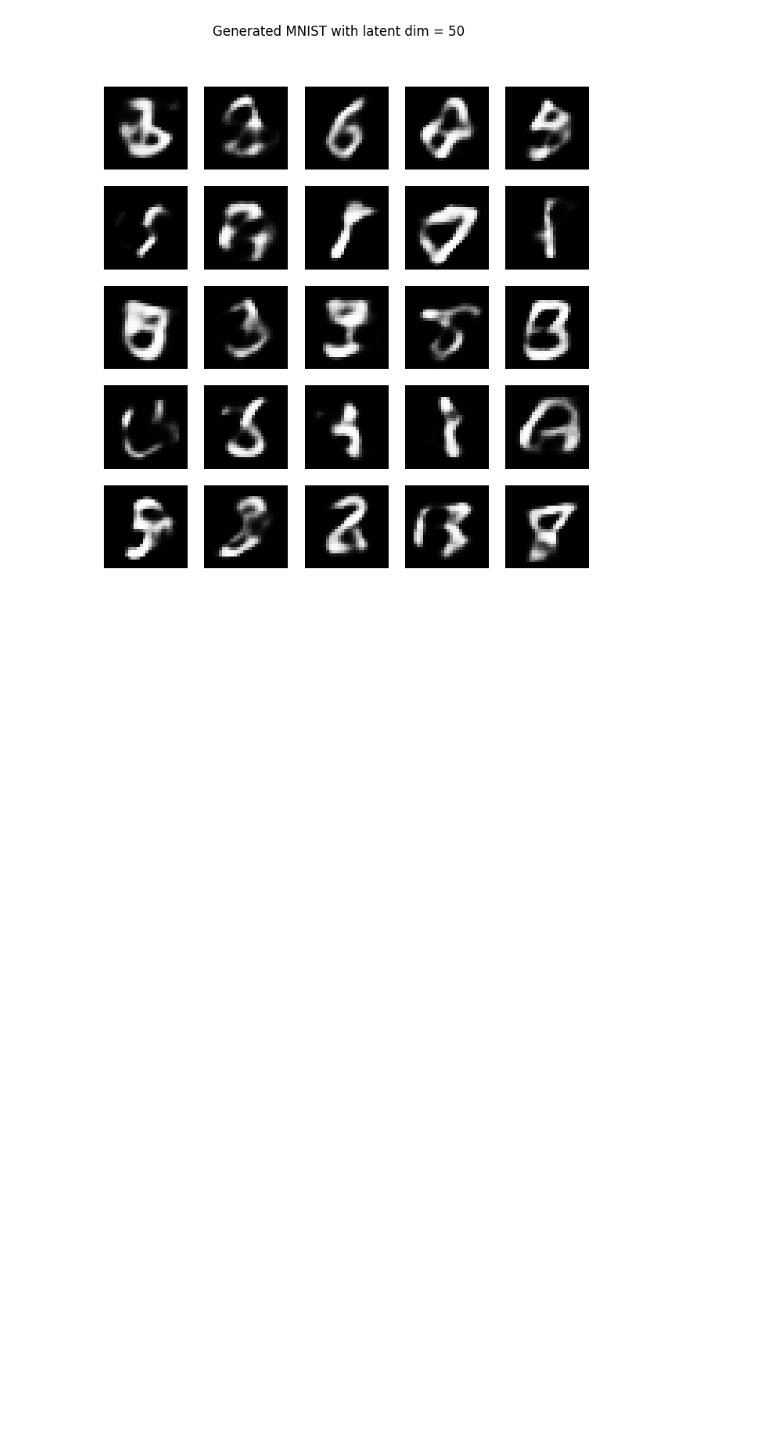
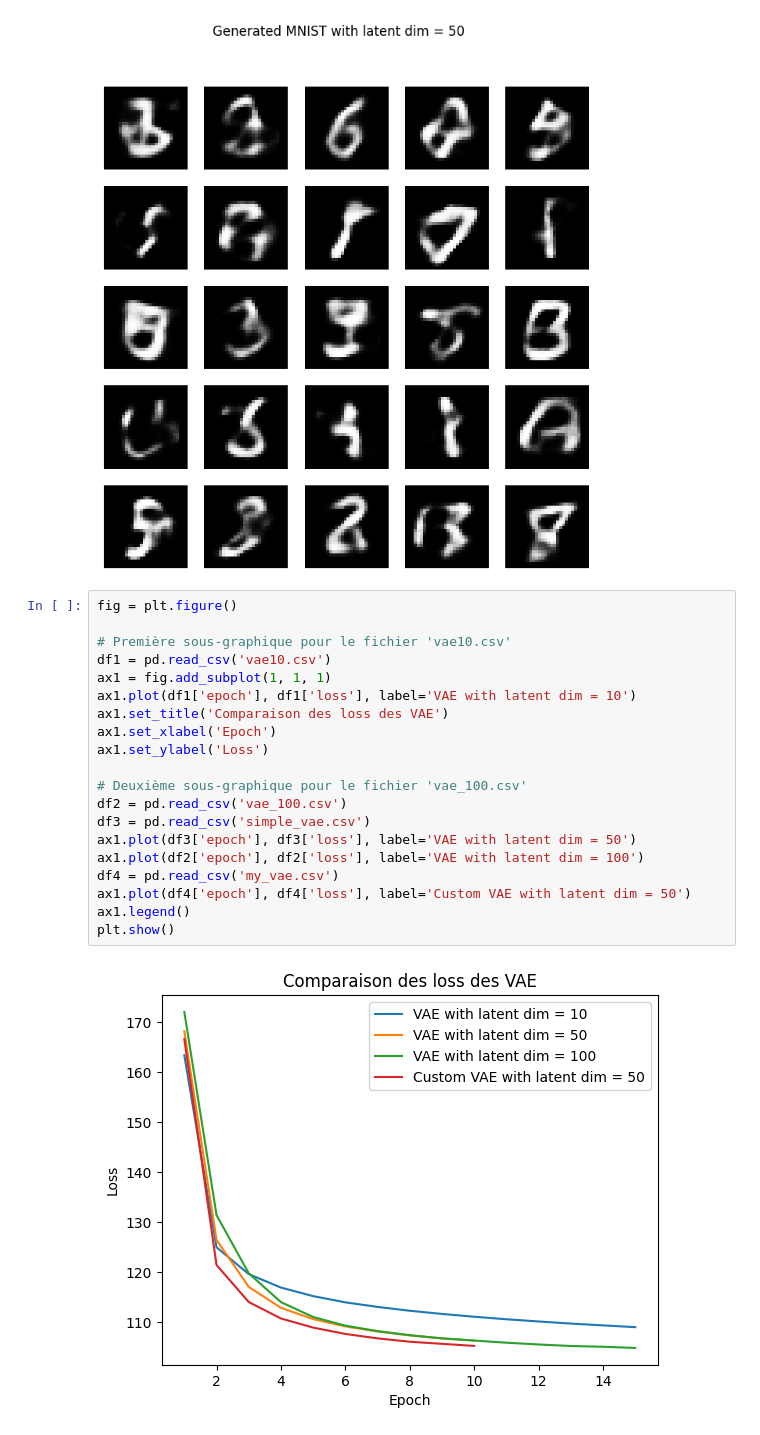
Before and after one commit to Bast-94/ASL-PW, a Jupyter notebook: TP_VAE.ipynb, the cells around one changed output. Drawn from its saved outputs; the diff is of its cells as text; blank space fills up the shorter version.

```diff
--- a/TP_VAE.ipynb
+++ b/TP_VAE.ipynb
@@ -322,3 +332,25 @@ Beta = 1.0
 generate_mnist(my_vae,file_name='self_vae.png')
 # %% [output]
 [figure]
+# %%
+fig = plt.figure()
+
+# Première sous-graphique pour le fichier 'vae10.csv'
+df1 = pd.read_csv('vae10.csv')
+ax1 = fig.add_subplot(1, 1, 1)
+ax1.plot(df1['epoch'], df1['loss'], label='VAE with latent dim = 10')
+ax1.set_title('Comparaison des loss des VAE')
+ax1.set_xlabel('Epoch')
+ax1.set_ylabel('Loss')
+
+# Deuxième sous-graphique pour le fichier 'vae_100.csv'
+df2 = pd.read_csv('vae_100.csv')
+df3 = pd.read_csv('simple_vae.csv')
+ax1.plot(df3['epoch'], df3['loss'], label='VAE with latent dim = 50')
+ax1.plot(df2['epoch'], df2['loss'], label='VAE with latent dim = 100')
+df4 = pd.read_csv('my_vae.csv')
+ax1.plot(df4['epoch'], df4['loss'], label='Custom VAE with latent dim = 50')
+ax1.legend()
+plt.show()
+# %% [output]
+[figure, added]
```
Also changed, not shown: parts of 6 cells of this notebook.
